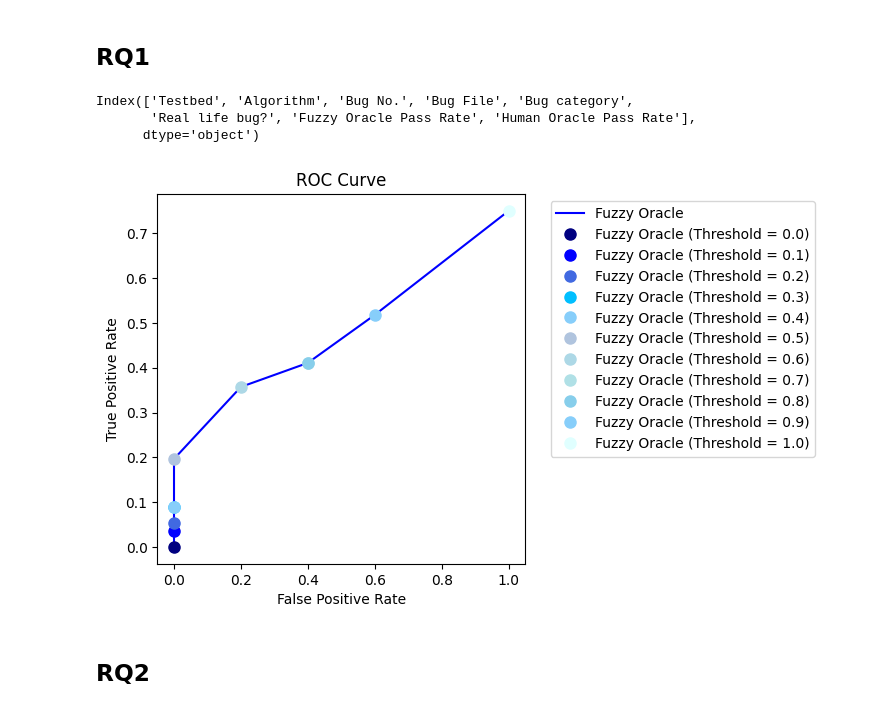
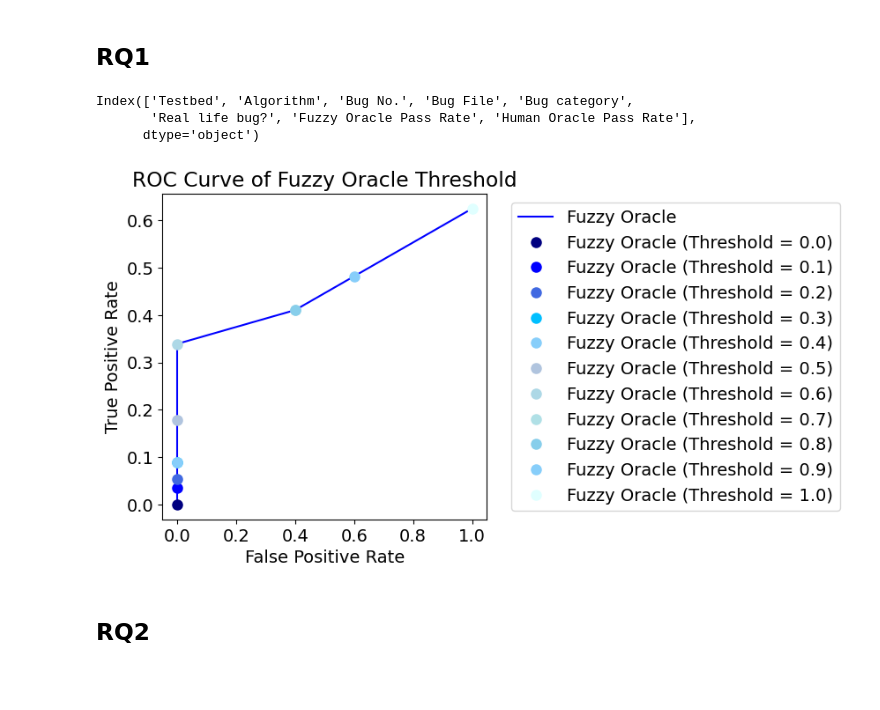
Before and after one commit to QixinWangCpsLab/RL-testing-new, a Jupyter notebook: RLTesting/logs/log_analysis.ipynb, the cells around one changed output. Cells and saved outputs as stored; diff of their text form; code cells hidden in the pictures; blank space fills up the shorter version.

Commit message:
updated humanoracle data

```diff
--- a/RLTesting/logs/log_analysis.ipynb
+++ b/RLTesting/logs/log_analysis.ipynb
@@ -38,7 +38,7 @@ def plot_roc_curve(fpr, tpr, thresholds, label, color, point_colors):
 
 
 # 读取CSV文件
-data = pd.read_csv('Oracle Result 2.csv', skiprows=1, header=0)
+data = pd.read_csv('Oracle Result new.csv', skiprows=1, header=0)
 
 # 定义阈值范围
 thresholds = np.arange(0, 1.1, 0.1)
@@ -58,35 +58,35 @@ for threshold in thresholds:
 
     # 计算评估指标
     fuzzy_metrics = calculate_metrics(data['True_Label'], data['Fuzzy_Prediction'], threshold)
 
     # 存储结果
     fuzzy_results.append(fuzzy_metrics)
 
 
 # 将结果转换为DataFrame
 fuzzy_df = pd.DataFrame(fuzzy_results, columns=['Threshold', 'TPR', 'FPR', 'Accuracy', 'Precision', 'F1'])
 
 # 定义阈值点的颜色
 fuzzy_point_colors = ['navy', 'blue', 'royalblue', 'deepskyblue', 'lightskyblue', 'lightsteelblue', 'lightblue', 'powderblue', 'skyblue', 'lightskyblue', 'lightcyan', 'paleturquoise']
 
 # 绘制ROC曲线
 plot_roc_curve(fuzzy_df['FPR'], fuzzy_df['TPR'], fuzzy_df['Threshold'], 'Fuzzy Oracle', 'blue', fuzzy_point_colors)
 
-plt.title('ROC Curve')
+plt.title('ROC Curve of Fuzzy Oracle Threshold')
 plt.legend(bbox_to_anchor=(1.05, 1), loc='upper left')
 plt.subplots_adjust(right=0.7)
 plt.show()
 
 
 # 计算AUC值
 fuzzy_auc = auc(fuzzy_df['FPR'], fuzzy_df['TPR'])
 
 # print(f"Fuzzy Oracle AUC: {fuzzy_auc:.2f}")
 # %% [output]
 Index(['Testbed', 'Algorithm', 'Bug No.', 'Bug File', 'Bug category',
        'Real life bug?', 'Fuzzy Oracle Pass Rate', 'Human Oracle Pass Rate'],
       dtype='object')
-[figure, old version]
+[figure, new version]
 # %% [markdown]
 ## RQ2
 # %%
```
Also changed, not shown: parts of 9 cells of this notebook, 7 other files.
